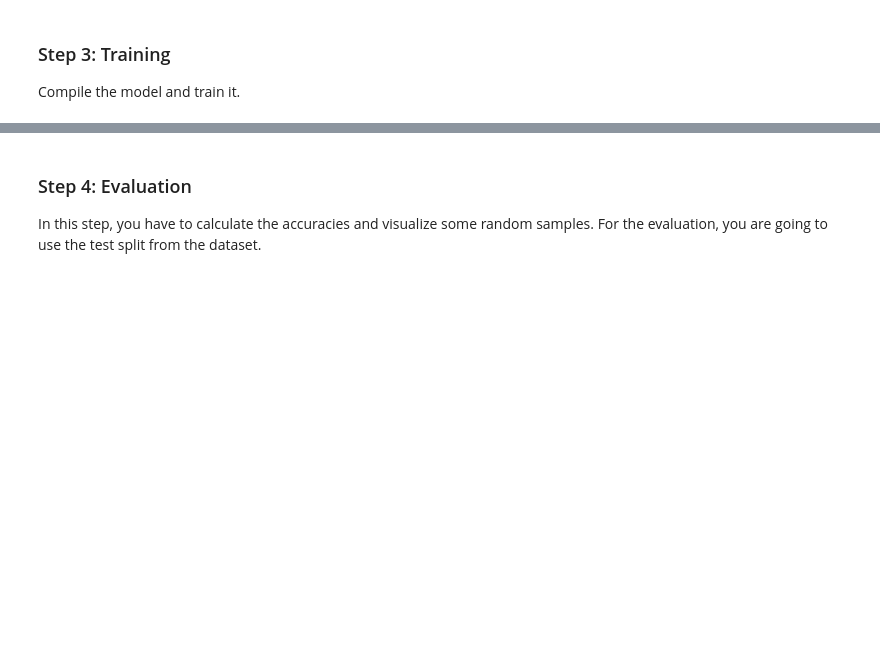
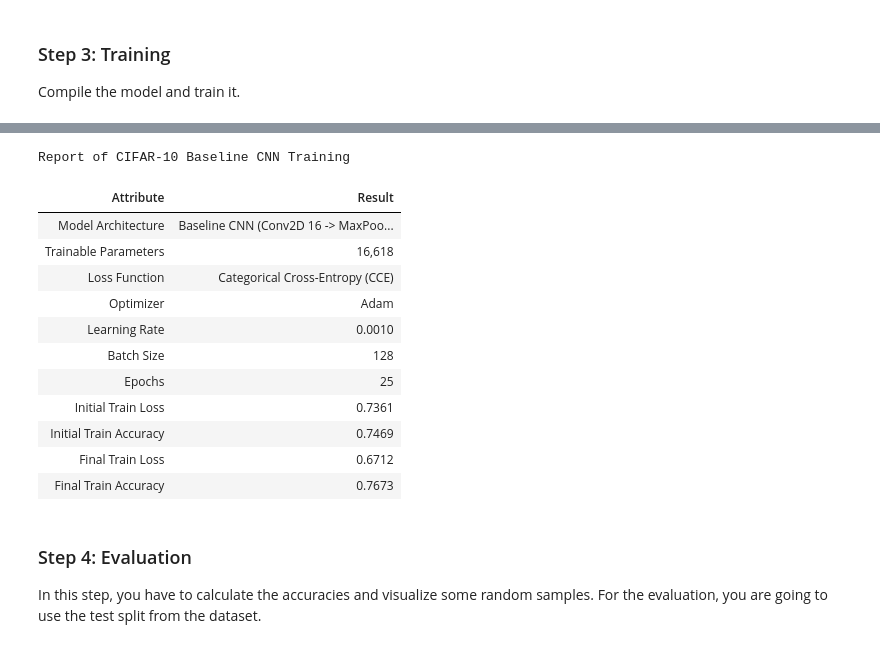
Before and after one commit to BogdanPinchuk/ComputerVision-PBY_HW14, a Jupyter notebook: Bohdan_Pinchuk_CV_HW14.ipynb, the cells around one changed output, grey strips where cells are left out. Cells and saved outputs as stored; diff of their text form; code cells hidden in the pictures; blank space fills up the shorter version.

Commit message:
[Homework14] - added training

```diff
--- a/Bohdan_Pinchuk_CV_HW14.ipynb
+++ b/Bohdan_Pinchuk_CV_HW14.ipynb
@@ -423,11 +423,42 @@ Model: "cifar10_baseline_cnn"
 
 Compile the model and train it.
 # %%
+# Training
+
+import keras
+import apps.main as mn
+
+# Input data
+learning_rate = 0.001
 epochs = 25
 batch_size = 128
 
+# Solution
+optimizer = keras.optimizers.Adam(learning_rate=learning_rate)
+# for testing/comparing
+# optimizer = keras.optimizers.SGD(learning_rate=learning_rate)
+
 # Compile the model
+model.compile(optimizer=optimizer, loss="categorical_crossentropy", metrics=["accuracy"])
 
 # Train the model
-history =
+history = model.fit(x_train_n_sc, y_train_ohe, epochs=epochs, batch_size=batch_size,
+                    validation_split=0.1, verbose=0, callbacks=[mn.TqdmProgressCallback(epochs)])
+
+rp = rpt.Reporter()
+rp.tolerance = 4
+rp.add_item("Model Architecture", "Baseline CNN (Conv2D 16 -> MaxPool -> Conv2D 32 -> MaxPool -> Dense 10)")
+rp.add_item("Trainable Parameters", f"{model.count_params():,}")
+rp.add_item("Loss Function", "Categorical Cross-Entropy (CCE)")
+rp.add_item("Optimizer", "Adam")
+rp.add_item("Learning Rate", rp.format_value(learning_rate))
+rp.add_item("Batch Size", str(batch_size))
+rp.add_item("Epochs", str(epochs))
+rp.add_item("Initial Train Loss", rp.format_value(history.history['loss'][0]))
+rp.add_item("Final Train Loss", rp.format_value(history.history['loss'][-1]))
+rp.add_item("Initial Train Accuracy", rp.format_value(history.history['accuracy'][0]))
+rp.add_item("Final Train Accuracy", rp.format_value(history.history['accuracy'][-1]))
+
+# Print results
+rp.print_pd_report("Report of CIFAR-10 Baseline CNN Training")
 # %% [output]
@@ -435,3 +482,16 @@ SyntaxError: invalid syntax (91245258.py, line 7)
+Report of CIFAR-10 Baseline CNN Training
+| Attribute | Result |
+| Model Architecture | Baseline CNN (Conv2D 16 -> MaxPoo... |
+| Trainable Parameters | 16,618 |
+| Loss Function | Categorical Cross-Entropy (CCE) |
+| Optimizer | Adam |
+| Learning Rate | 0.0010 |
+| Batch Size | 128 |
+| Epochs | 25 |
+| Initial Train Loss | 0.7361 |
+| Initial Train Accuracy | 0.7469 |
+| Final Train Loss | 0.6712 |
+| Final Train Accuracy | 0.7673 |
 # %%
 # Show training history (this cell is complete, nothing to implement here :-) )
 h = history.history
```
Also changed, not shown: parts of 4 cells of this notebook, 1 other file.
